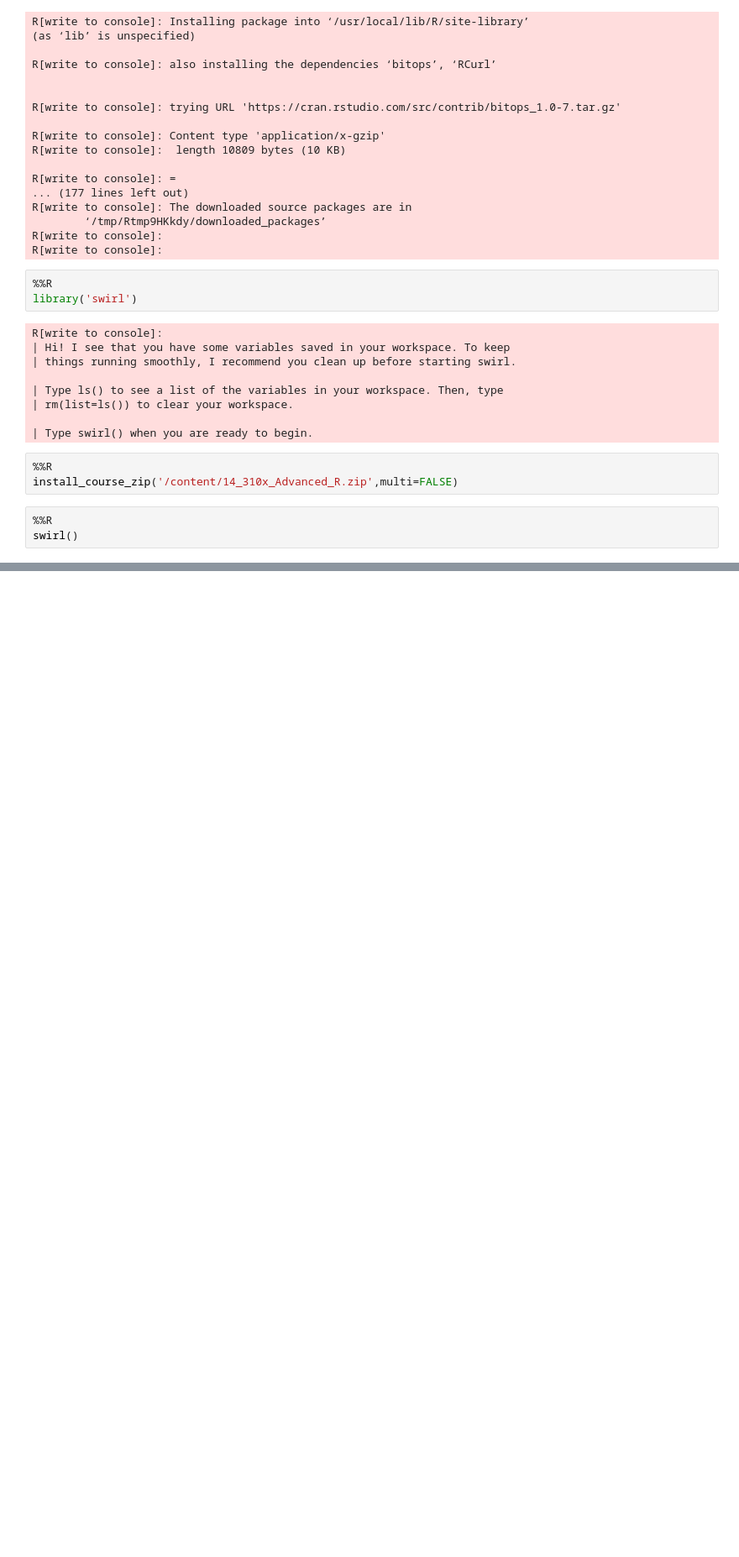
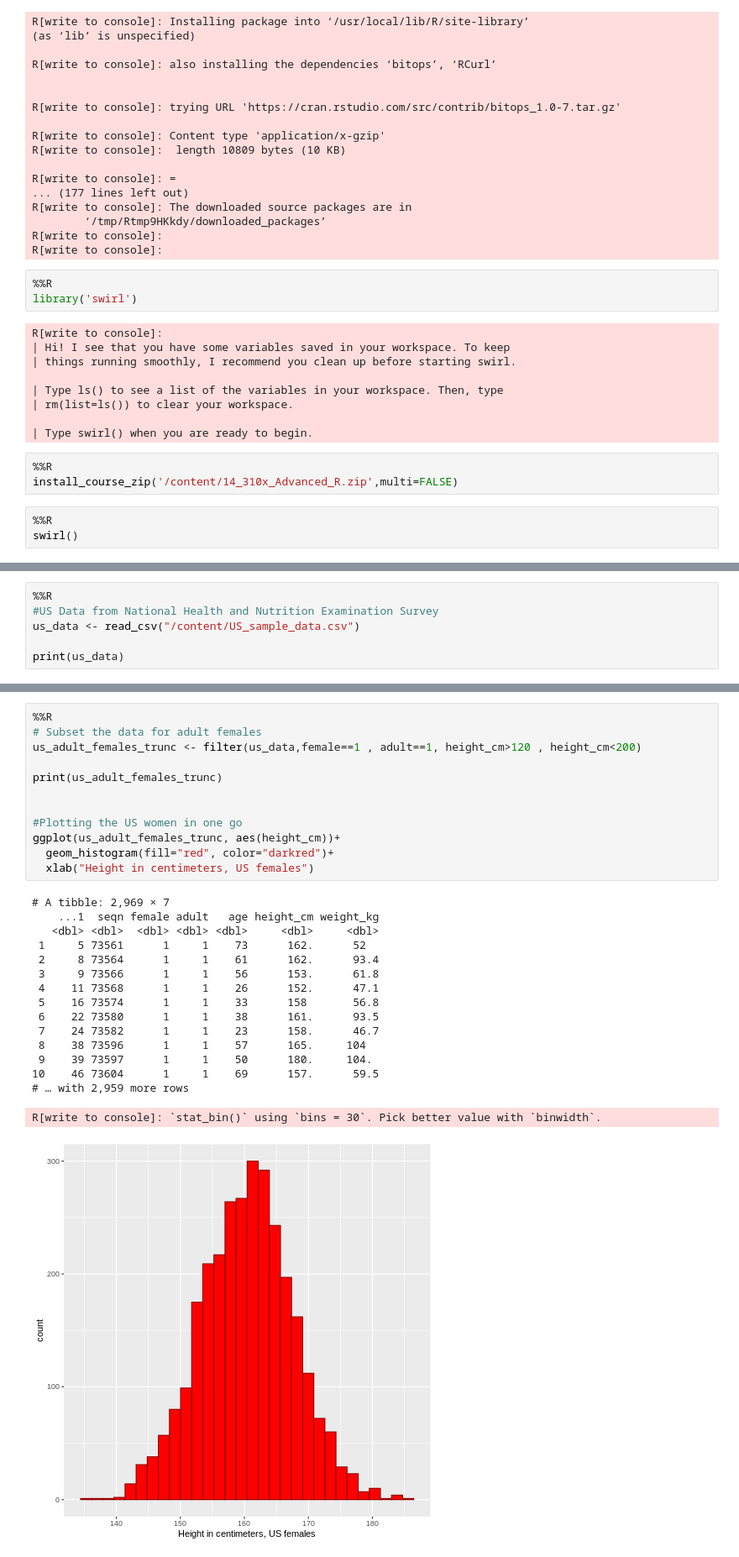
Before and after one commit to dataqueenpend/MIT_DataAnalysisForSocialScientists, a Jupyter notebook: r_notes.ipynb, the cells around one changed output, grey strips where cells are left out. Shown at 84% size. Drawn from its saved outputs; the diff is of its cells as text; blank space fills up the shorter version.

```diff
--- a/r_notes.ipynb
+++ b/r_notes.ipynb
@@ -293,0 +436,6 @@ swirl()
+# %%
+%%R
+#US Data from National Health and Nutrition Examination Survey
+us_data <- read_csv("/content/US_sample_data.csv")
+
+print(us_data)
@@ -293,0 +462,29 @@ swirl()
+# %%
+%%R
+# Subset the data for adult females
+us_adult_females_trunc <- filter(us_data,female==1 , adult==1, height_cm>120 , height_cm<200)
+
+print(us_adult_females_trunc)
+
+
+#Plotting the US women in one go
+ggplot(us_adult_females_trunc, aes(height_cm))+
+  geom_histogram(fill="red", color="darkred")+
+  xlab("Height in centimeters, US females")
+# %% [output]
+# A tibble: 2,969 × 7
+    ...1  seqn female adult   age height_cm weight_kg
+   <dbl> <dbl>  <dbl> <dbl> <dbl>     <dbl>     <dbl>
+ 1     5 73561      1     1    73      162.      52
+ 2     8 73564      1     1    61      162.      93.4
+ 3     9 73566      1     1    56      153.      61.8
+ 4    11 73568      1     1    26      152.      47.1
+ 5    16 73574      1     1    33      158       56.8
+ 6    22 73580      1     1    38      161.      93.5
+ 7    24 73582      1     1    23      158.      46.7
+ 8    38 73596      1     1    57      165.     104
+ 9    39 73597      1     1    50      180.     104.
+10    46 73604      1     1    69      157.      59.5
+# … with 2,959 more rows
+R[write to console]: `stat_bin()` using `bins = 30`. Pick better value with `binwidth`.
+[figure, added]
```
Also changed, not shown: parts of 17 cells of this notebook.
